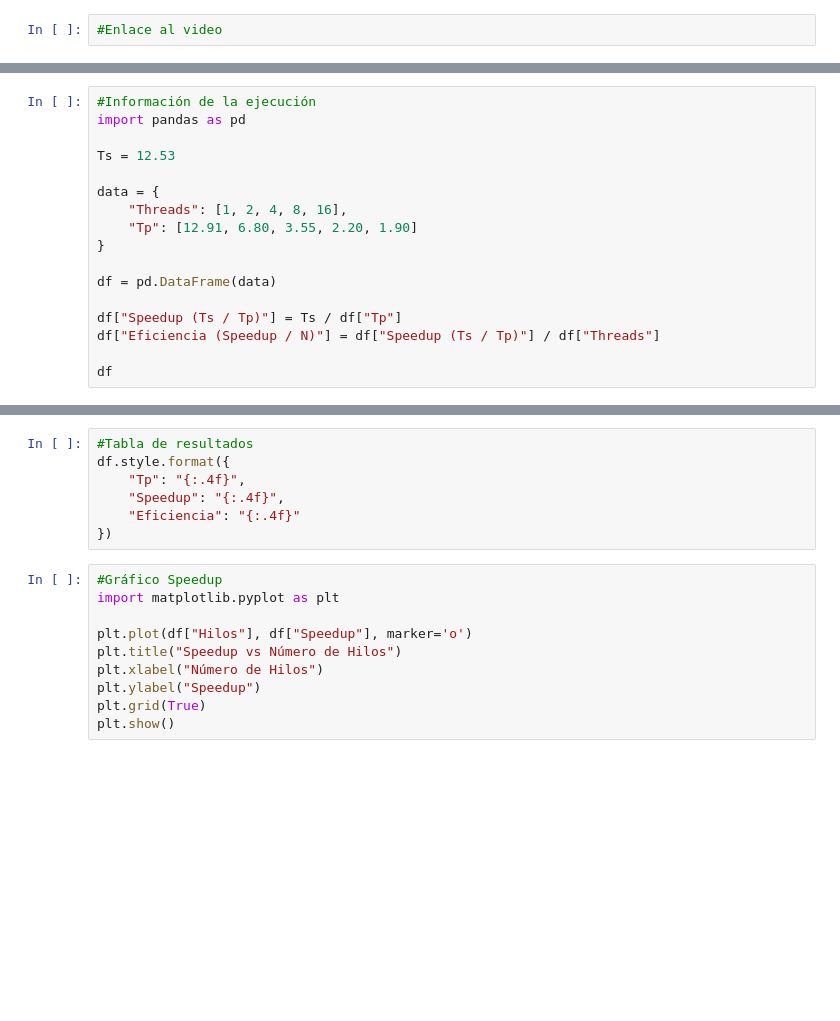
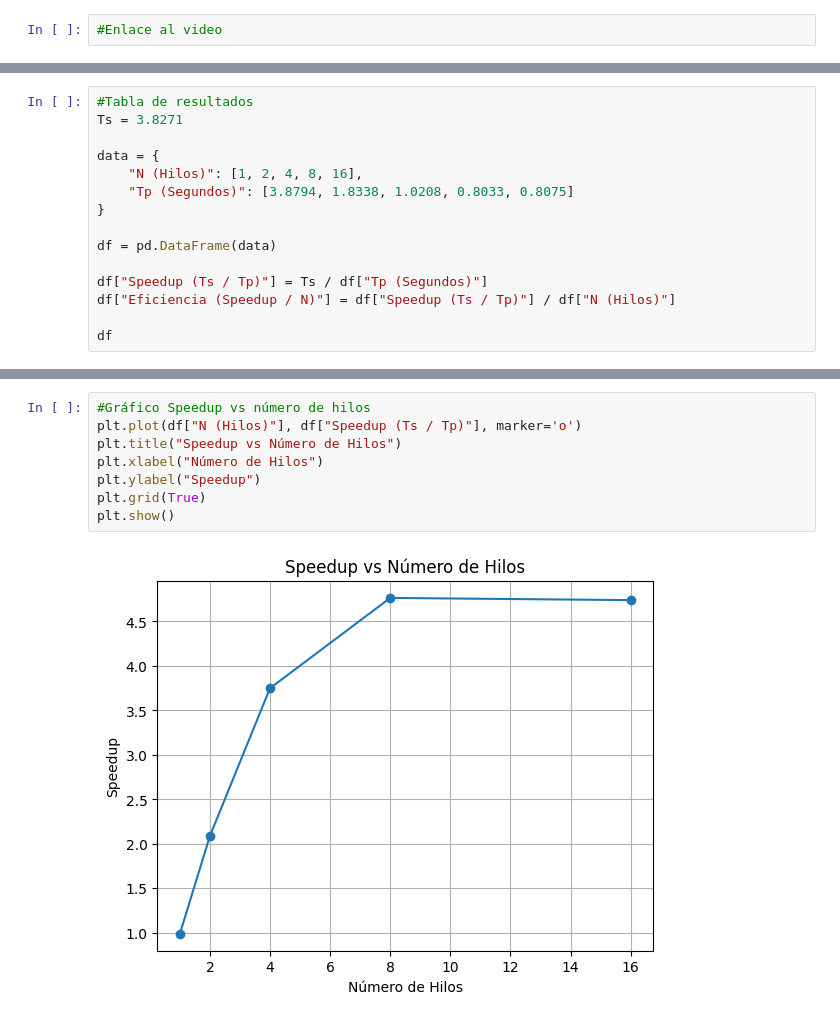
Before and after one commit to Jwhitegomez/SO-Lab3-20252, a Jupyter notebook: analisis.ipynb, the cells around one changed output, grey strips where cells are left out. Saved outputs shown, nothing was run; the diff lists cells and outputs as text; blank space fills up the shorter version.

```diff
--- a/analisis.ipynb
+++ b/analisis.ipynb
@@ -3,17 +12,15 @@
 # %%
-#Información de la ejecución
-import pandas as pd
-
-Ts = 12.53
+#Tabla de resultados
+Ts = 3.8271
 
 data = {
-    "Threads": [1, 2, 4, 8, 16],
-    "Tp": [12.91, 6.80, 3.55, 2.20, 1.90]
+    "N (Hilos)": [1, 2, 4, 8, 16],
+    "Tp (Segundos)": [3.8794, 1.8338, 1.0208, 0.8033, 0.8075]
 }
 
 df = pd.DataFrame(data)
 
-df["Speedup (Ts / Tp)"] = Ts / df["Tp"]
-df["Eficiencia (Speedup / N)"] = df["Speedup (Ts / Tp)"] / df["Threads"]
+df["Speedup (Ts / Tp)"] = Ts / df["Tp (Segundos)"]
+df["Eficiencia (Speedup / N)"] = df["Speedup (Ts / Tp)"] / df["N (Hilos)"]
 
 df
@@ -20,18 +34,11 @@ df
-# %%
-#Tabla de resultados
-df.style.format({
-    "Tp": "{:.4f}",
-    "Speedup": "{:.4f}",
-    "Eficiencia": "{:.4f}"
-})
 # %%
-#Gráfico Speedup
-import matplotlib.pyplot as plt
-
-plt.plot(df["Hilos"], df["Speedup"], marker='o')
+#Gráfico Speedup vs número de hilos
+plt.plot(df["N (Hilos)"], df["Speedup (Ts / Tp)"], marker='o')
 plt.title("Speedup vs Número de Hilos")
 plt.xlabel("Número de Hilos")
 plt.ylabel("Speedup")
 plt.grid(True)
 plt.show()
+# %% [output]
+[figure, added]
 # %%
```
Also changed, not shown: parts of 7 cells of this notebook.
